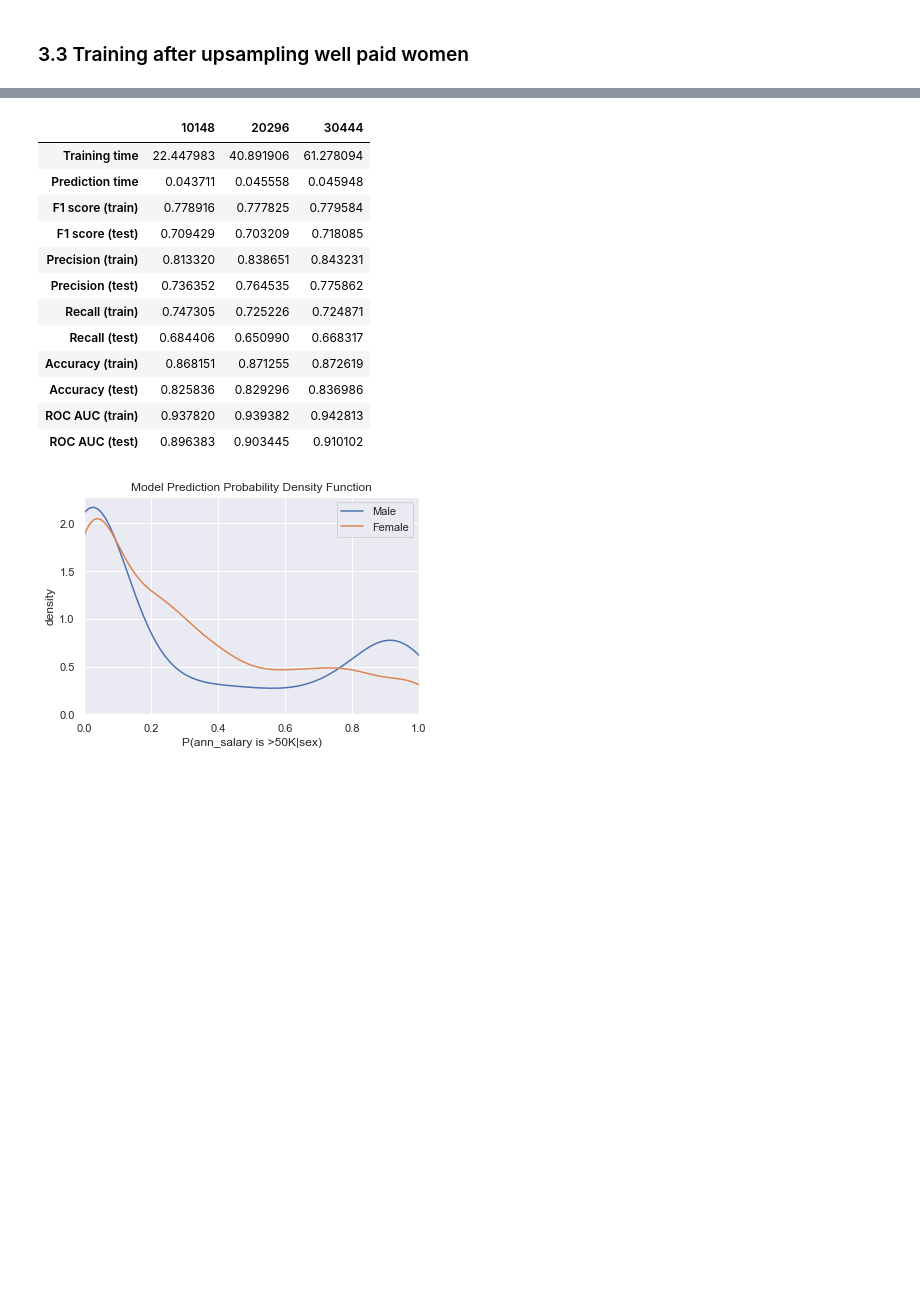
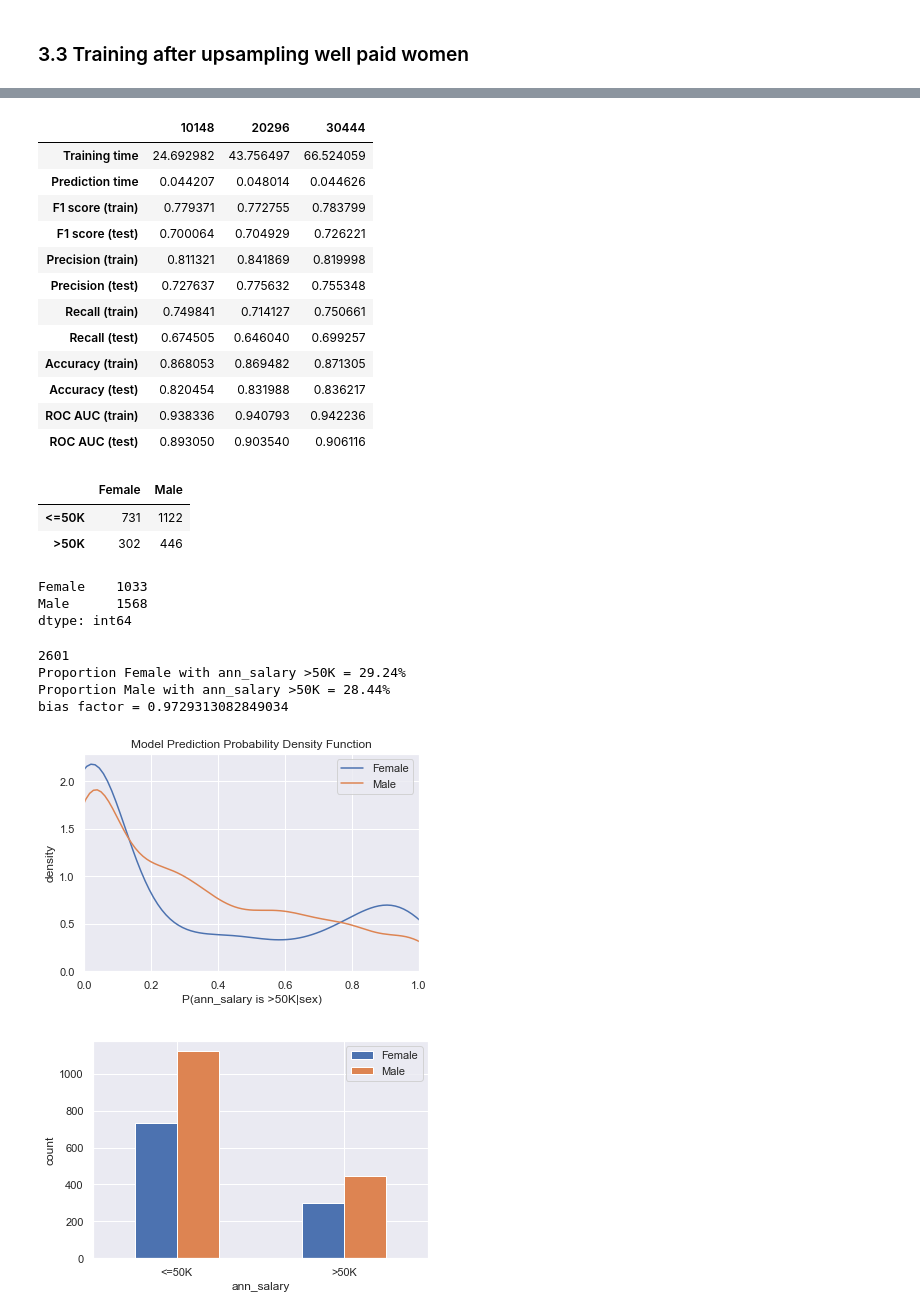
Before and after one commit to leenamurgai/debias-ml, a Jupyter notebook: source/Adult_UCI.ipynb, the cells around one changed output, grey strips where cells are left out. Cells and saved outputs as stored; diff of their text form; code cells hidden in the pictures; blank space fills up the shorter version.

```diff
--- a/source/Adult_UCI.ipynb
+++ b/source/Adult_UCI.ipynb
@@ -16,19 +16,18 @@ Populating the interactive namespace from numpy and matplotlib
 # %% [markdown]
 ## 1. Exploration
 # %%
-from explore import basic_stats
+from plots import basic_stats
 
 data_df = pd.read_csv('../data/preprocessed/adult-data.csv', na_values='?')
 print('Data read successfully!')
 
 display(data_df.head())
-display(list(data_df))
 
-bias_col = 'sex'
-target_col = 'ann_salary'
+bias_name = 'sex'
+target_name = 'ann_salary'
 pos_target = '>50K'
 
-bias_types = basic_stats(data_df, bias_col, target_col, pos_target)
+basic_stats(data_df, bias_name, target_name, pos_target)
 # %% [output]
 Data read successfully!
 |  | age | workclass | fnlwgt | education | education_num | marital_status | occupation | relationship | ... |
@@ -122,10 +86,10 @@ display(list(data_df))
 from explore import top_n_correlated_features
 from plots import correlation_heatmap
 
-bias_name = bias_col
-bias_col = categories[bias_col][0]
-target_col = categories[target_col][0]
+bias_col = bias_name+' is '+categories[bias_name][1]
+target_col = target_name+' is '+categories[target_name][1]
 
+display(top_n_correlated_features(data_df, target_col, 10))
 display(top_n_correlated_features(data_df, bias_col, 10))
 correlation_heatmap(data_df)
 # %% [output]
@@ -174,9 +149,10 @@ X_train, X_train2, X_train1, X_test = normalise(X_train,  X_train2,  X_train1,
 
 print("Training set: {} samples".format(X_train.shape[0]))
 print("Test set: {} samples".format(X_test.shape[0]))
+print("")
 
 # Oversampling to address bias in the training dataset
-X_new, y_new, z_new = oversample(X_train, y_train, z_train, target_col, bias_col, bias_types)
+X_new, y_new, z_new = oversample(X_train, y_train, z_train, target_col, categories[bias_name])
 
 # Work out how many data point we need to train from our augmented dataset ()
 new_n_train = X_new.shape[0]*n_train/X_all.shape[0]
@@ -184,8 +160,12 @@ new_n_train = int(new_n_train - new_n_train%3)
 
 X_train_new, X_train2_new, X_train1_new, X_test_new, y_train_new, y_train2_new, y_train1_new, y_test_new, z_train_new, z_test_new = make_training_and_test_sets(X_new, y_new, z_new, new_n_train)
 
-print("Training set: {} samples".format(X_train_new.shape[0]))
-print("Test set: {} samples".format(X_test_new.shape[0]))
+print("")
+print("Augmented training set: {} samples".format(X_train_new.shape[0]))
+print("Augmented test set: {} samples".format(X_test_new.shape[0]))
+print("")
+print(bias_name, categories[bias_name])
+print(target_name, categories[target_name])
 # %% [output]
 Training set: 30000 samples
 Test set: 2561 samples
@@ -248,33 +258,45 @@ probability_density_function(y_pred, z_test, target_col, bias_name, bias_types,
 # %%
 results_df = make_results_df(new_n_train)
 
 # initialise NeuralNet Classifier
 clf_nn = nn_classifier(n_features=X_train_new.shape[1])
 print(clf_nn)
 
 # Train on different size training sets and predict on a separate test set
 y_pred = train_predict(clf_nn, X_train1_new, y_train1_new, X_test_new, y_test_new, results_df)
 y_pred = train_predict(clf_nn, X_train2_new, y_train2_new, X_test_new, y_test_new, results_df)
 y_pred = train_predict(clf_nn, X_train_new, y_train_new, X_test_new, y_test_new, results_df)
 
 display(results_df)
-probability_density_function(y_pred, z_test_new, target_col, bias_name, bias_types, 'fair-data-dist')
+probability_density_function(y_pred, z_test_new, target_col, bias_name, categories[bias_name], 'fair-data-dist')
+print('bias factor =', get_bias_factor(y_pred, z_test_new, target_name, bias_name, categories, 'fair-data-hist'))
 # %% [output]
 <keras.engine.training.Model object at 0x...>
 |  | 10148 | 20296 | 30444 |
-| Training time | 22.447983 | 40.891906 | 61.278094 |
-| Prediction time | 0.043711 | 0.045558 | 0.045948 |
-| F1 score (train) | 0.778916 | 0.777825 | 0.779584 |
-| F1 score (test) | 0.709429 | 0.703209 | 0.718085 |
-| Precision (train) | 0.813320 | 0.838651 | 0.843231 |
-| Precision (test) | 0.736352 | 0.764535 | 0.775862 |
-| Recall (train) | 0.747305 | 0.725226 | 0.724871 |
-| Recall (test) | 0.684406 | 0.650990 | 0.668317 |
-| Accuracy (train) | 0.868151 | 0.871255 | 0.872619 |
-| Accuracy (test) | 0.825836 | 0.829296 | 0.836986 |
-| ROC AUC (train) | 0.937820 | 0.939382 | 0.942813 |
-| ROC AUC (test) | 0.896383 | 0.903445 | 0.910102 |
+| Training time | 24.692982 | 43.756497 | 66.524059 |
+| Prediction time | 0.044207 | 0.048014 | 0.044626 |
+| F1 score (train) | 0.779371 | 0.772755 | 0.783799 |
+| F1 score (test) | 0.700064 | 0.704929 | 0.726221 |
+| Precision (train) | 0.811321 | 0.841869 | 0.819998 |
+| Precision (test) | 0.727637 | 0.775632 | 0.755348 |
+| Recall (train) | 0.749841 | 0.714127 | 0.750661 |
+| Recall (test) | 0.674505 | 0.646040 | 0.699257 |
+| Accuracy (train) | 0.868053 | 0.869482 | 0.871305 |
+| Accuracy (test) | 0.820454 | 0.831988 | 0.836217 |
+| ROC AUC (train) | 0.938336 | 0.940793 | 0.942236 |
+| ROC AUC (test) | 0.893050 | 0.903540 | 0.906116 |
+|  | Female | Male |
+| <=50K | 731 | 1122 |
+| >50K | 302 | 446 |
+Female    1033
+Male      1568
+dtype: int64
+2601
+Proportion Female with ann_salary >50K = 29.24%
+Proportion Male with ann_salary >50K = 28.44%
+bias factor = 0.9729313082849034
-[figure, old version]
+[figure, new version]
+[figure, added]
 # %%
 # initialise NeuralNet Classifier
 clf_nn = nn_classifier(n_features=X_train_new.shape[1])
```
Also changed, not shown: parts of 7 cells of this notebook, 17 other files.
